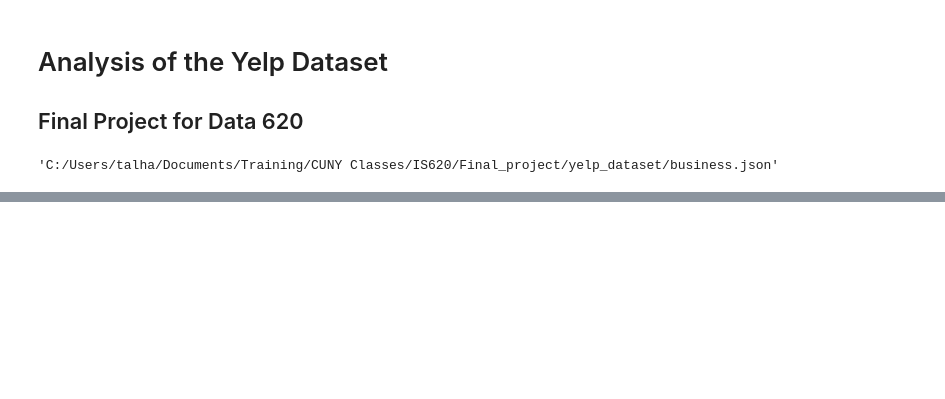
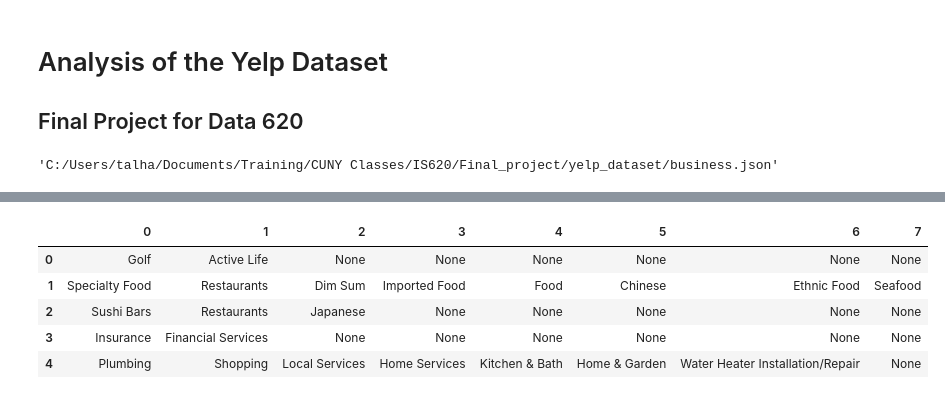
Before and after one commit to talham/yelp_project, a Jupyter notebook: Yelp_analysis.ipynb, the cells around one changed output, grey strips where cells are left out. Saved outputs shown, nothing was run; the diff lists cells and outputs as text; code cells hidden in the pictures; blank space fills up the shorter version.

```diff
--- a/Yelp_analysis.ipynb
+++ b/Yelp_analysis.ipynb
@@ -38,0 +42,9 @@ data_df.head(n=5)
+# %%
+a['categories'].str.split(',',expand=True)
+# %% [output]
+|  | 0 | 1 | 2 | 3 | 4 | 5 | 6 | 7 |
+| 0 | Golf | Active Life | None | None | None | None | None | None |
+| 1 | Specialty Food | Restaurants | Dim Sum | Imported Food | Food | Chinese | Ethnic Food | Seafood |
+| 2 | Sushi Bars | Restaurants | Japanese | None | None | None | None | None |
+| 3 | Insurance | Financial Services | None | None | None | None | None | None |
+| 4 | Plumbing | Shopping | Local Services | Home Services | Kitchen & Bath | Home & Garden | Water Heater Installation/Repair | None |
```
Also changed, not shown: parts of 36 cells of this notebook.
